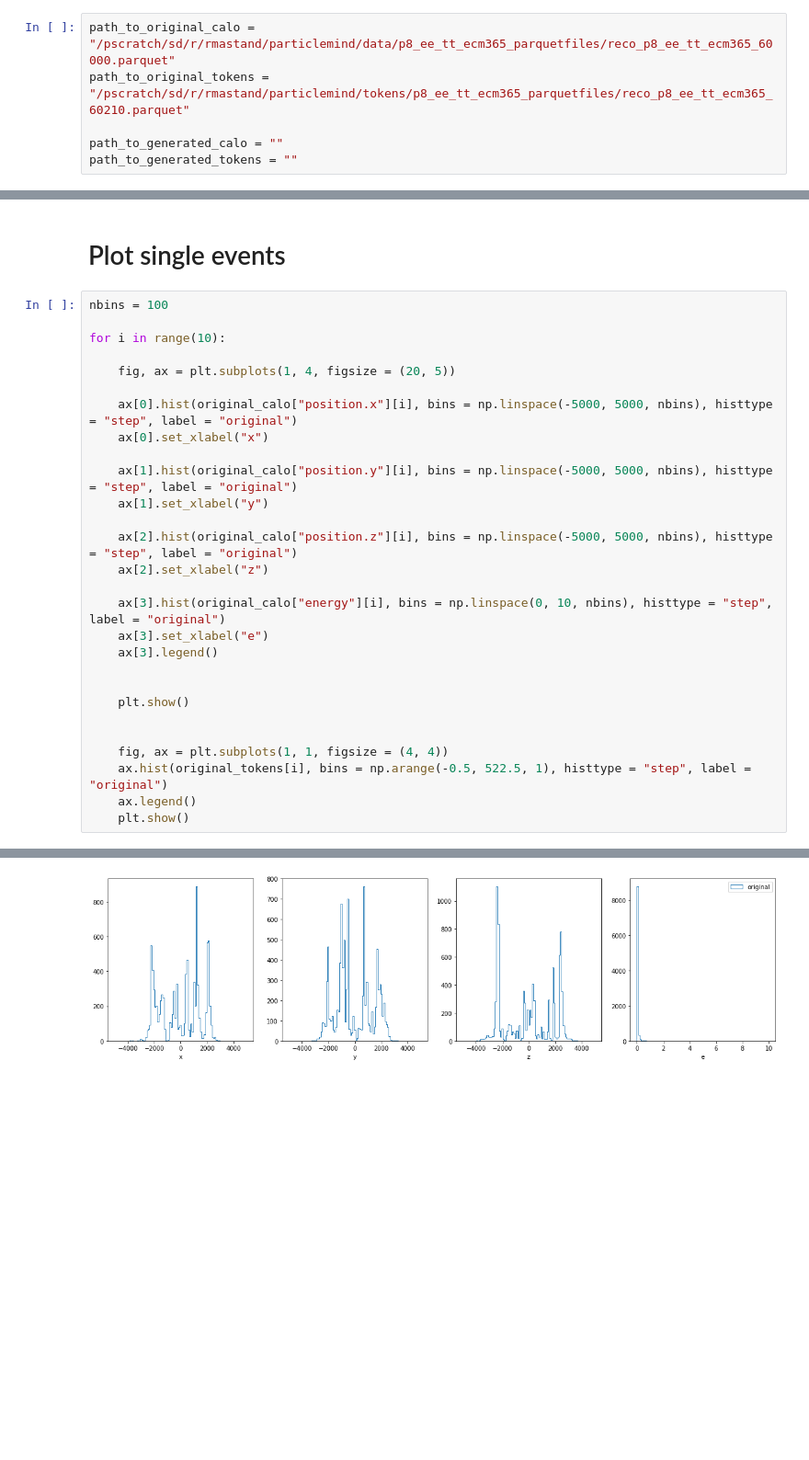
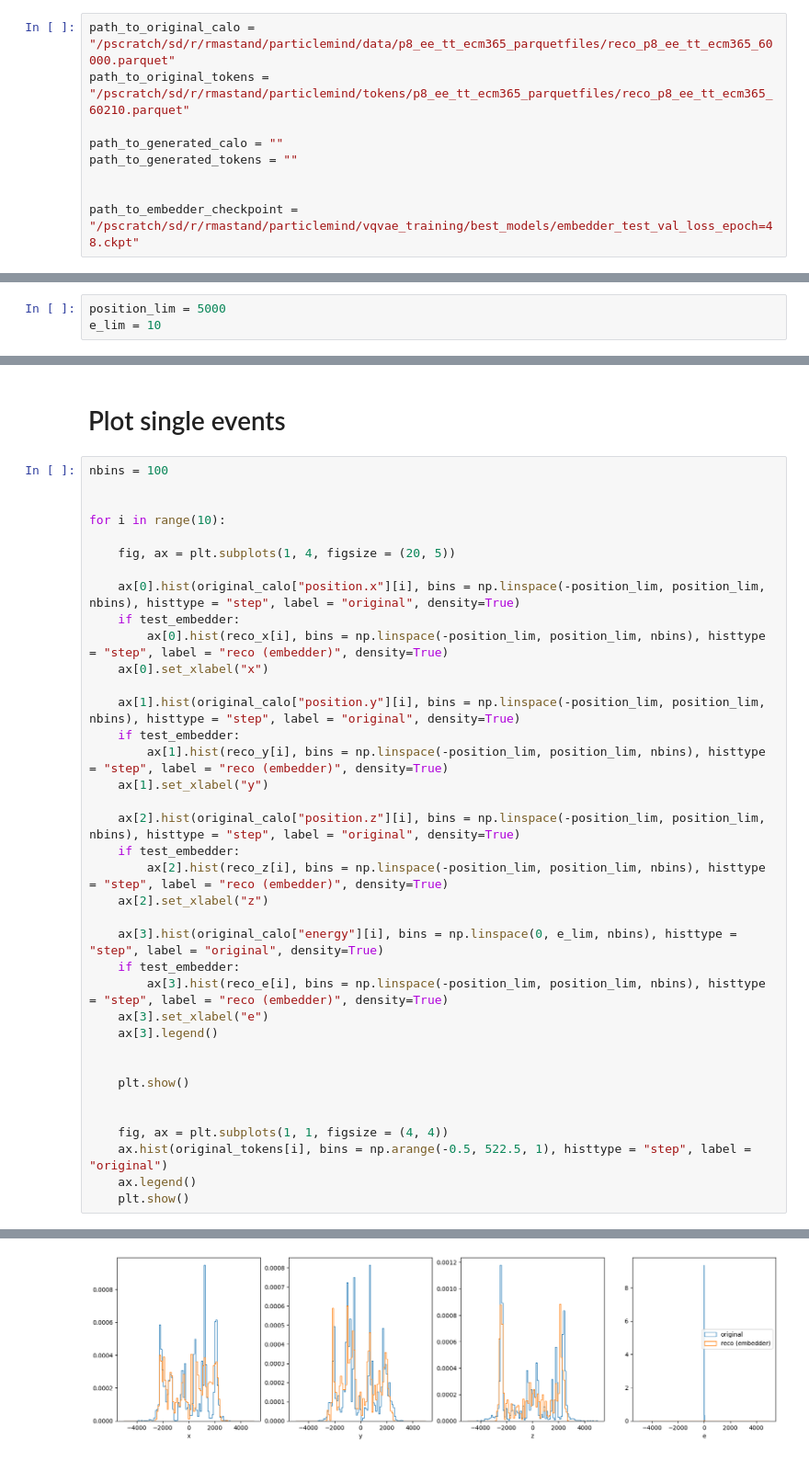
Before and after one commit to erwulff/particlemind, a Jupyter notebook: src/compare_generated_samples.ipynb, the cells around one changed output, grey strips where cells are left out. Shown at 92% size. Drawn from its saved outputs; the diff is of its cells as text; blank space fills up the shorter version.

Commit message:
more visualizations

```diff
--- a/src/compare_generated_samples.ipynb
+++ b/src/compare_generated_samples.ipynb
@@ -9,6 +12,9 @@ path_to_original_tokens = "/pscratch/sd/r/rmastand/particlemind/tokens/p8_ee_tt_
 
 path_to_generated_calo = ""
 path_to_generated_tokens = ""
+
+
+path_to_embedder_checkpoint = "/pscratch/sd/r/rmastand/particlemind/vqvae_training/best_models/embedder_test_val_loss_epoch=48.ckpt"
 # %%
 # load in data
 
@@ -25,6 +103,9 @@ print(original_tokens)
 [[484, 53, 343, 380, 72, 484, 484, ..., 411, 411, 391, 495, 343, 107, 450], ...]
 # %% [markdown]
 # Plot multiple events
+# %%
+position_lim = 5000
+e_lim = 10
 # %%
 # calo
 
@@ -61,21 +151,30 @@ plt.show()
 # Plot single events
 # %%
 nbins = 100
+
 
 for i in range(10):
 
     fig, ax = plt.subplots(1, 4, figsize = (20, 5))
 
-    ax[0].hist(original_calo["position.x"][i], bins = np.linspace(-5000, 5000, nbins), histtype = "step", label = "original")
+    ax[0].hist(original_calo["position.x"][i], bins = np.linspace(-position_lim, position_lim, nbins), histtype = "step", label = "original", density=True)
+    if test_embedder:
+        ax[0].hist(reco_x[i], bins = np.linspace(-position_lim, position_lim, nbins), histtype = "step", label = "reco (embedder)", density=True)
     ax[0].set_xlabel("x")
 
-    ax[1].hist(original_calo["position.y"][i], bins = np.linspace(-5000, 5000, nbins), histtype = "step", label = "original")
+    ax[1].hist(original_calo["position.y"][i], bins = np.linspace(-position_lim, position_lim, nbins), histtype = "step", label = "original", density=True)
+    if test_embedder:
+        ax[1].hist(reco_y[i], bins = np.linspace(-position_lim, position_lim, nbins), histtype = "step", label = "reco (embedder)", density=True)
     ax[1].set_xlabel("y")
 
-    ax[2].hist(original_calo["position.z"][i], bins = np.linspace(-5000, 5000, nbins), histtype = "step", label = "original")
+    ax[2].hist(original_calo["position.z"][i], bins = np.linspace(-position_lim, position_lim, nbins), histtype = "step", label = "original", density=True)
+    if test_embedder:
+        ax[2].hist(reco_z[i], bins = np.linspace(-position_lim, position_lim, nbins), histtype = "step", label = "reco (embedder)", density=True)
     ax[2].set_xlabel("z")
 
-    ax[3].hist(original_calo["energy"][i], bins = np.linspace(0, 10, nbins), histtype = "step", label = "original")
+    ax[3].hist(original_calo["energy"][i], bins = np.linspace(0, e_lim, nbins), histtype = "step", label = "original", density=True)
+    if test_embedder:
+        ax[3].hist(reco_e[i], bins = np.linspace(-position_lim, position_lim, nbins), histtype = "step", label = "reco (embedder)", density=True)
     ax[3].set_xlabel("e")
     ax[3].legend()
 
@@ -93 +194 @@ for i in range(10):
-[figure, old version]
+[figure, new version]
```
Also changed, not shown: parts of 7 cells of this notebook, 4 other files.
